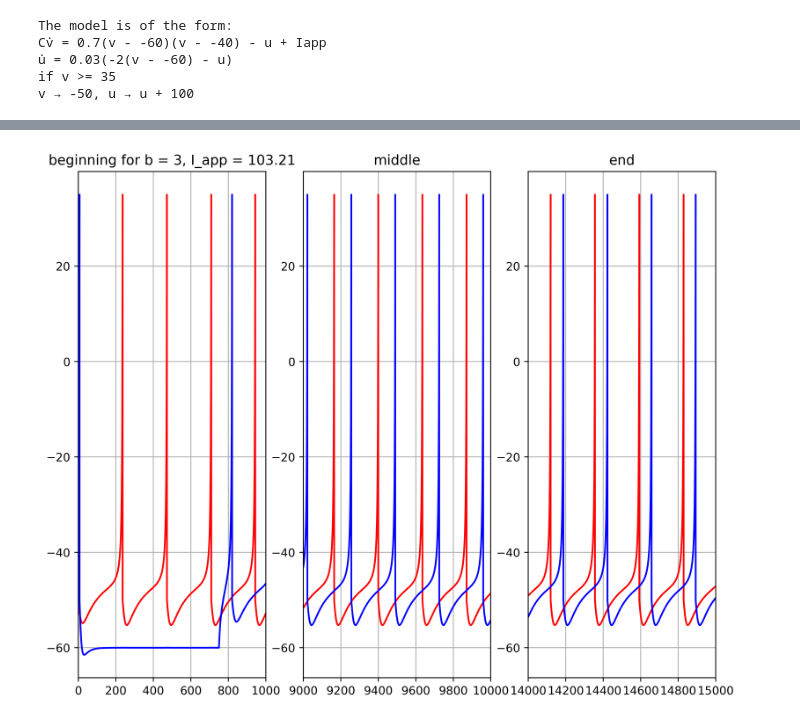
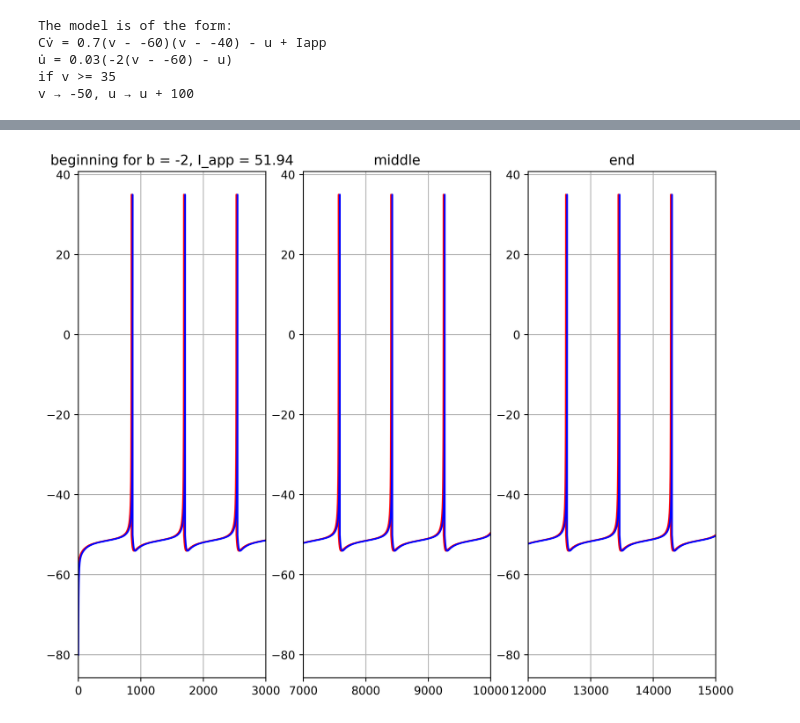
Before and after one commit to III-Derek/USRA-2024, a Jupyter notebook: phase_model.ipynb, the cells around one changed output, grey strips where cells are left out. Drawn from its saved outputs; the diff is of its cells as text; code cells hidden in the pictures.

```diff
--- a/phase_model.ipynb
+++ b/phase_model.ipynb
@@ -799,0 +759,7 @@ v → -50, u → u + 100
+# %%
+simple_model.b = 3
+result = simple_model.interaction_func(IC, 0.8, 0)
+phase_delay = np.where(result['iPRC y'] < 0)
+print(f'The total number of elements in the iPRC array is: {len(result["iPRC y"])}')
+print(f'The number of negative phase change in the iPRC array is: {len(phase_delay[0])}')
+print(f'The first 10 elements of negative phase change is: {result["iPRC y"][phase_delay[0][0:10]]}')
@@ -800,36 +781,39 @@ v → -50, u → u + 100
 # %%
-IC_sync = np.array([[simple_model.vr+10, 80, 0], [simple_model.vr+30, 0, 0]])
-g_syn = 0.05
-simple_model.d = 20
-new_b = 3
-simple_model.b = new_b
+IC_sync = np.array([[simple_model.vr, 0, 0], [simple_model.vr-20, 0, 0]])
+beta = 0.8
+v_syn = 0
+g_syn = 0.0001
+simple_model.d = 50
+simple_model.b = -2
 fig, axs = plt.subplots(1, 3, figsize=(10, 8), dpi = 500)  # 1x3 grid of subplots
-neuron_sync_soln = simple_model.neuron_sync(IC_sync, 0.8, 0, g_syn)
+neuron_sync_soln = simple_model.neuron_sync(IC_sync, beta, v_syn, g_syn)
+# neuron_interact = simple_model.interaction_func(IC, 0.8, 0)
+
 axs[0].plot(neuron_sync_soln['time'], neuron_sync_soln['v1'], color = 'red')
 axs[0].plot(neuron_sync_soln['time'], neuron_sync_soln['v2'], color = 'blue')
-axs[0].set_title(f"beginning for b = {new_b}, I_app = {round(neuron_sync_soln['I_app'], 2)}")
-if new_b >= 3:
+axs[0].set_title(f"beginning for b = {simple_model.b}, I_app = {round(neuron_sync_soln['I_app'], 2)}")
+if simple_model.b >= 3:
     axs[0].set_xlim([0, 1000])
 else:
-    axs[0].set_xlim([0, 2000])
+    axs[0].set_xlim([0, 3000])
 axs[0].grid(True)
 
 axs[1].plot(neuron_sync_soln['time'], neuron_sync_soln['v1'], color = 'red')
 axs[1].plot(neuron_sync_soln['time'], neuron_sync_soln['v2'], color = 'blue')
 axs[1].set_title('middle')
-if new_b >= 3:
+if simple_model.b >= 3:
     axs[1].set_xlim([9000, 10000])
 else:
-    axs[1].set_xlim([8000, 10000])
+    axs[1].set_xlim([7000, 10000])
 axs[1].grid(True)
 
 axs[2].plot(neuron_sync_soln['time'], neuron_sync_soln['v1'], color = 'red')
 axs[2].plot(neuron_sync_soln['time'], neuron_sync_soln['v2'], color = 'blue')
 axs[2].set_title('end')
-if new_b >= 3:
+if simple_model.b >= 3:
     axs[2].set_xlim([14000, 15000])
 else:
-    axs[2].set_xlim([13000, 15000])
+    axs[2].set_xlim([12000, 15000])
 axs[2].grid(True)
 # %% [output]
-[figure, old version]
+[figure, new version]
```
Also changed, not shown: parts of 19 cells of this notebook.
